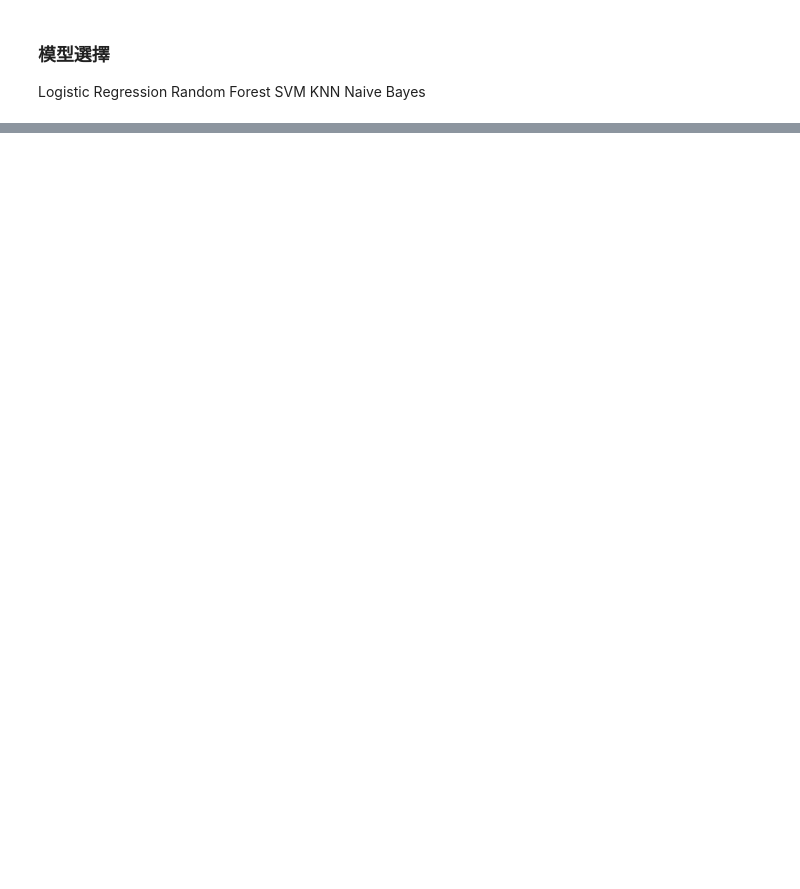
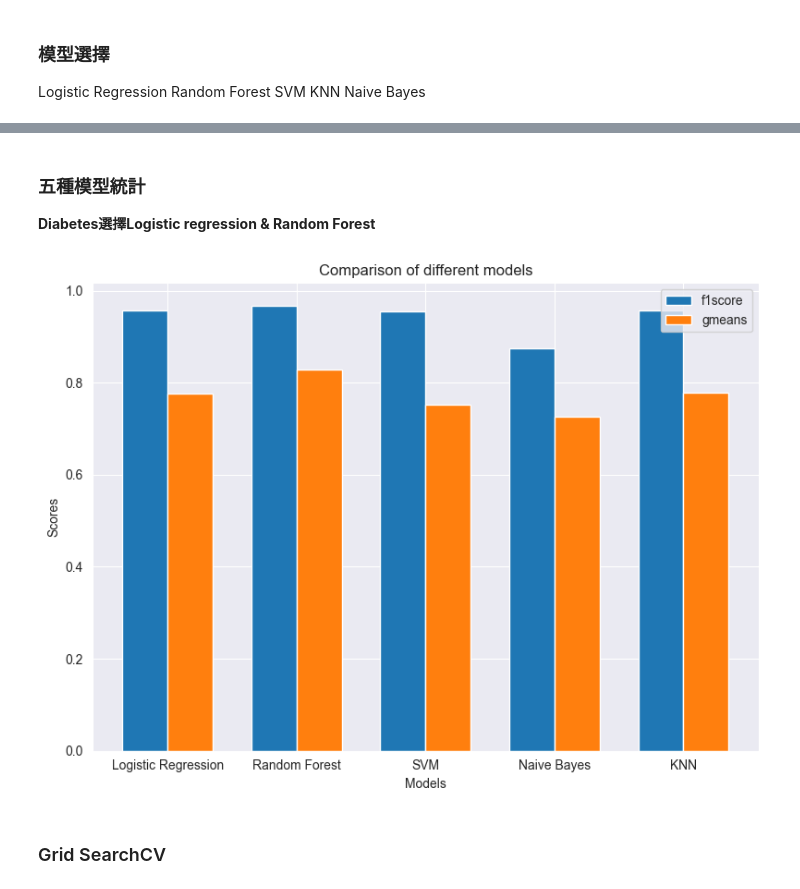
Before and after one commit to moonionn/sampling-method-project, a Jupyter notebook: firstpartModelSelect/modelselect_wine.ipynb, the cells around one changed output, grey strips where cells are left out. Drawn from its saved outputs; the diff is of its cells as text; code cells hidden in the pictures; blank space fills up the shorter version.

Commit message:
modelselect_wine.ipynb ok

```diff
--- a/firstpartModelSelect/modelselect_wine.ipynb
+++ b/firstpartModelSelect/modelselect_wine.ipynb
@@ -24,0 +348,41 @@ Naive Bayes
+# %% [markdown]
+### **五種模型統計**
+**Diabetes選擇Logistic regression & Random Forest**
+# %%
+import matplotlib.pyplot as plt
+import numpy as np
+
+# 假设的模型名称和评估指标
+models = ['Logistic Regression', 'Random Forest', 'SVM', 'Naive Bayes', 'KNN',]
+f1score = [0.956, 0.968, 0.955, 0.875, 0.957]
+roc_aucs = [0.961, 0.963, 0.959, 0.792, 0.905]  # 示例 ROC-AUC 值
+gmeans = [0.777, 0.829, 0.752, 0.726, 0.778]  # 示例 Gini 系数
+mccs = [0.709, 0.791, 0.707, 0.069, 0.723]  # 示例 MCC 值
+
+# 比较 MCC 和 Gini 系数的函数
+def compare_metrics(models, f1score, gmeans):
+    ind = np.arange(len(models))  # the x locations for the groups
+    width = 0.35  # the width of the bars
+
+    fig, ax = plt.subplots(figsize=(8, 6))
+    rects1 = ax.bar(ind - width/2, f1score, width, label='f1score')
+    rects2 = ax.bar(ind + width/2, gmeans, width, label='gmeans')
+
+    ax.set_xlabel('Models')
+    ax.set_ylabel('Scores')
+    ax.set_title('Comparison of different models')
+    ax.set_xticks(ind)
+    ax.set_xticklabels(models)
+    ax.legend()
+
+    fig.tight_layout()
+    plt.show()
+
+# 调用绘图函数
+# 注意：您需要替换 fprs 和 tprs 为您的模型数据
+# plot_roc_curves(fprs, tprs, models, roc_aucs)
+compare_metrics(models, f1score, gmeans)
+# %% [output]
+[figure, added]
+# %% [markdown]
+### Grid SearchCV
```
Also changed, not shown: parts of 17 cells of this notebook.
